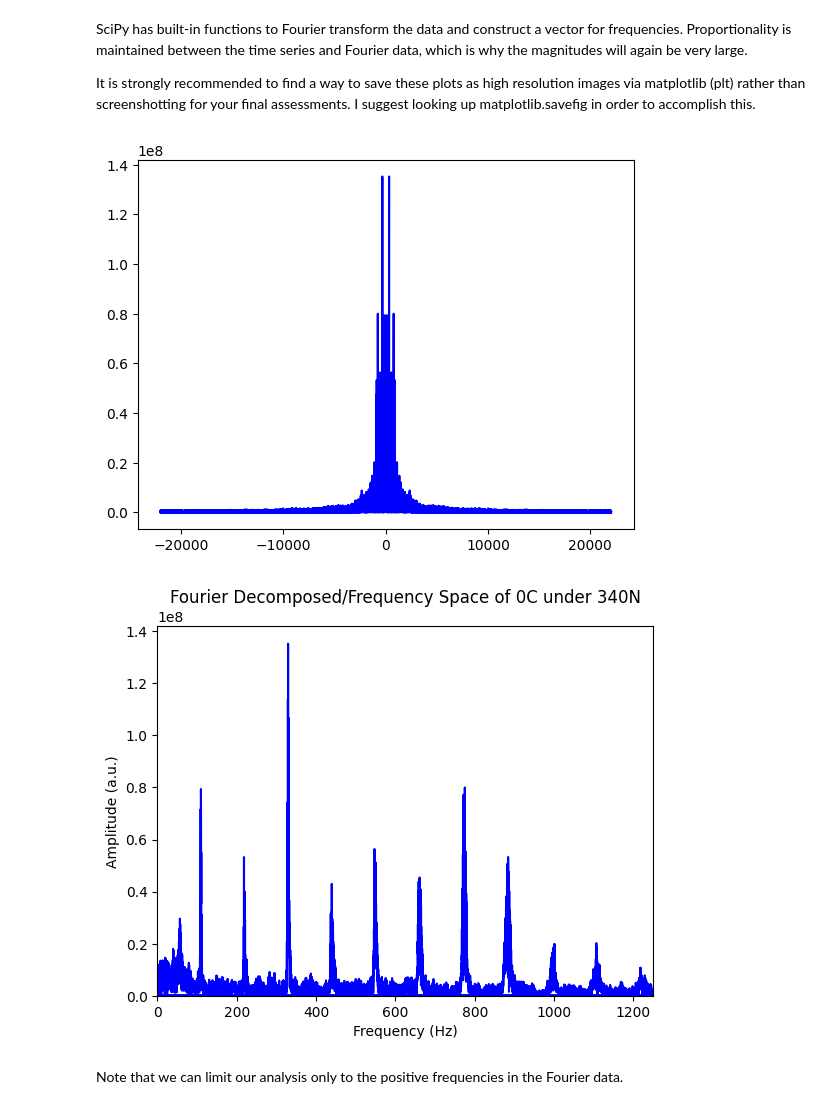
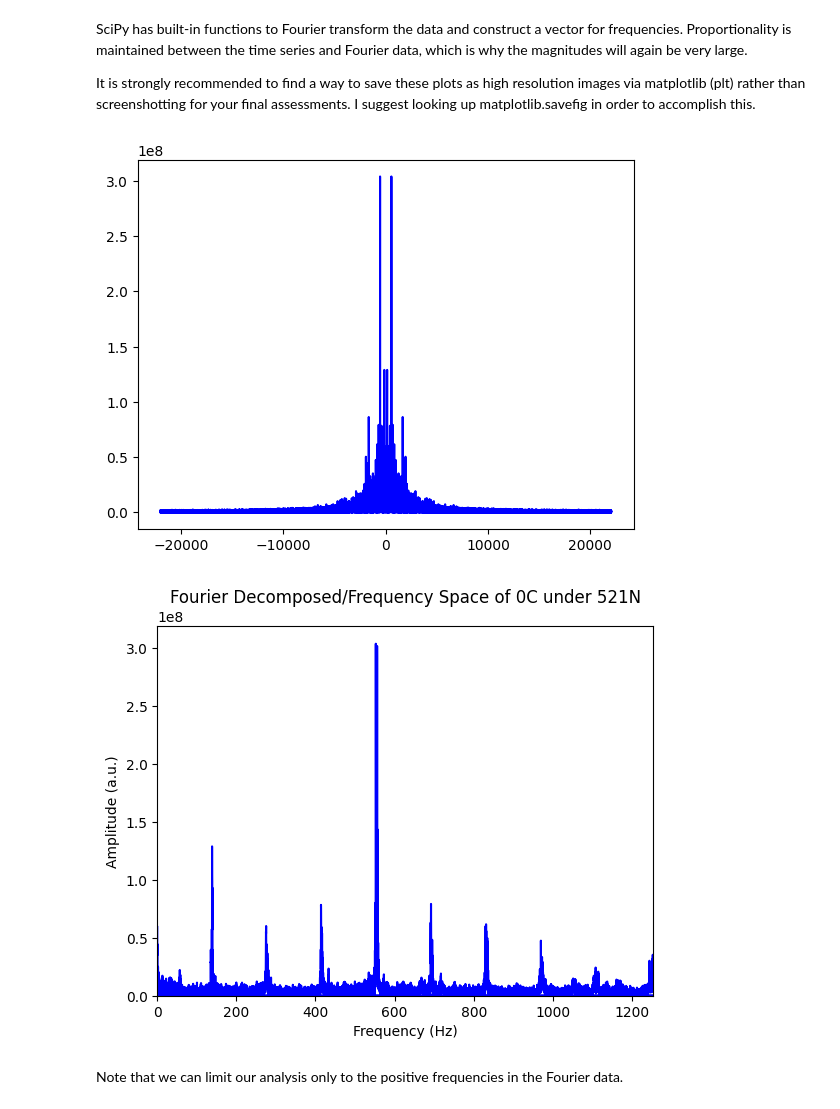
Before and after one commit to Nick-Apalis/PSYL-Fourier-Signals-Lab, a Jupyter notebook: Piano_strings_[updated_code_2026].ipynb, the cells around one changed output. Saved outputs shown, nothing was run; the diff lists cells and outputs as text; code cells hidden in the pictures.

```diff
--- a/Piano_strings_[updated_code_2026].ipynb
+++ b/Piano_strings_[updated_code_2026].ipynb
@@ -69,7 +69,9 @@ You may need to convert the file provided to a .wav file using a program like au
 # %%
 #Input the file path and name. In this version of the code, the filename should be input
 #without the .wav at the end so we can use the filename later for titles.
-input_filename = "300N-UC"
+FileForce=500 #@param
+Type="UC" #@param
+input_filename = f"{FileForce}N-{Type}"
 
 directory = '/content/drive/MyDrive/PSYL Piano String Plots/' #GoogleDriveDir for saving
 
@@ -137,33 +139,34 @@ It is strongly recommended to find a way to save these plots as high resolution
 # %%
 #Calculate the Fourier transform.
 FourierMono=np.fft.fft(mono_data)
 FourierMonoFrequency=np.fft.fftfreq(len(mono_data),1/samplerate) #(length of data, spacing between datapoints)
 
 
 #SET LIMITS
 
-freqLim=1250 #@param {type:"slider", min:0, max:4000, step:1}
+bottomLim=0 #@param {type:"slider", min:0, max:100, step:1}
+freqLim=1254 #@param {type:"slider", min:0, max:2000, step:1}
 
 
 #Plot the entire spectrum.
 plt.plot(FourierMonoFrequency,np.abs(FourierMono),"b-")
 plt.title("")
 plt.xlabel("")
 plt.ylabel("")
 plt.show()
 
 #Zoom into the graph to better see the peaks.
 plt.plot(FourierMonoFrequency,np.abs(FourierMono),"b-")
-plt.xlim(0,freqLim)
+plt.xlim(bottomLim,freqLim)
 plt.ylim(0,)
 plt.title(f"Fourier Decomposed/Frequency Space of 0C under {currentTension}N")
 plt.xlabel("Frequency (Hz)")
 plt.ylabel("Amplitude (a.u.)")
 #plt.savefig(directory + f'{input_filename}_frequencySpace.pdf')
 plt.show()
 # %% [output]
-[figure, old version]
+[figure, new version]
-[figure, old version]
+[figure, new version]
 # %% [markdown]
 Note that we can limit our analysis only to the positive frequencies in the Fourier data.
 # %% [markdown]
```
Also changed, not shown: parts of 12 cells of this notebook.
